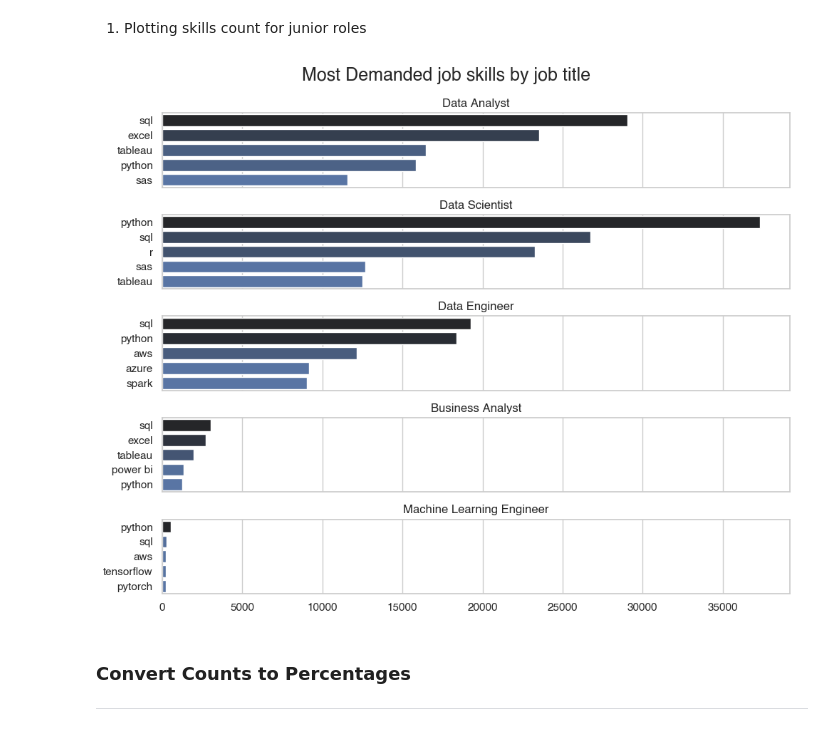
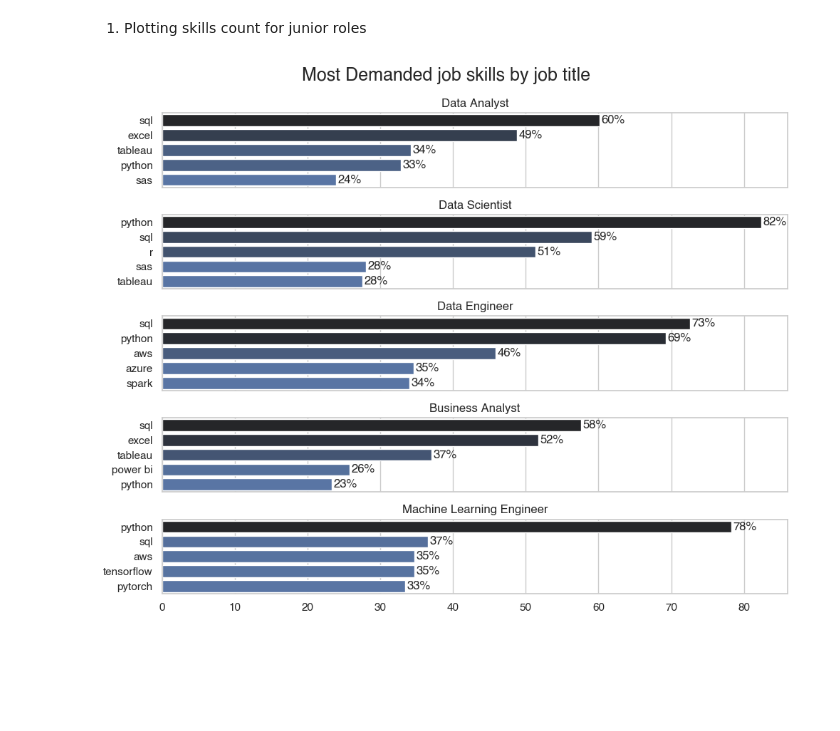
Before and after one commit to avinashchoudhary2004/Data-Professionals-Job-Market-Insights, a Jupyter notebook: 3_Job_Skills_Analysis.ipynb, the cells around one changed output. Drawn from its saved outputs; the diff is of its cells as text; code cells hidden in the pictures; blank space fills up the shorter version.

```diff
--- a/3_Job_Skills_Analysis.ipynb
+++ b/3_Job_Skills_Analysis.ipynb
@@ -47,6 +55,16 @@ df_exploded
 # %%
 # skills count
 df_skills_count = df_exploded.groupby(['job_title_short', 'job_skills'])['job_title_short'].count()
+df_skills_count = df_skills_count.reset_index(name='skills_count')
+
+# total skills count by job title
+total_job_posting = df[df.job_skills.notna()]['job_title_short'].value_counts().reset_index(name='total_skills_count')
+total_job_posting
+
+# plotting data
+df_skills_demand = pd.merge(df_skills_count, total_job_posting, how='left', on='job_title_short')
+df_skills_demand['% share'] = 100*(df_skills_demand.skills_count)/(df_skills_demand.total_skills_count)
+df_skills_demand
 
 # job titles
 job_titles = df['job_title_short'].value_counts().index
@@ -54,8 +72,13 @@ job_titles = df['job_title_short'].value_counts().index
 # top 5 skills for each job title
 top_skills = {}
 for title in job_titles:
-   top_5_skills = df_skills_count.loc[title].sort_values(ascending=False).head(5)
+   top_5_skills = (df_skills_demand[df_skills_demand.job_title_short == title]
+                   .sort_values(by='skills_count' ,ascending=False)
+                   [['job_skills', '% share']]
+                   .head(5)
+                   .set_index('job_skills', drop=True)
+   )
    top_skills[title] = top_5_skills
 
-top_skills['Business Analyst']
+top_skills
 # %% [output]
@@ -74,24 +107,27 @@ Name: job_title_short, dtype: int64
 # %%
 # finding junior roles
 junior_roles = [x for x in job_titles if 'Senior' not in x]
 
+# setting plot theme
+sns.set_theme(style="whitegrid", context='notebook', palette='deep', font='Helvetica')
+
 # plotting top 5 skills count for junior roles
-sns.set_theme(style="whitegrid", context='notebook', palette='deep', font='Helvetica')
 fig, ax = plt.subplots(len(junior_roles), 1, figsize=(10,8), sharex=True)
 
 for i, title in enumerate(junior_roles):
-   data_series = top_skills[title].reset_index(name='count')
+   data_series = top_skills[title]
 
-   sns.barplot(data=data_series, x='count', y='job_skills', ax=ax[i], hue='count', palette='dark:b_r')
+   sns.barplot(data=data_series, x='% share', y='job_skills', ax=ax[i], hue='% share', palette='dark:b_r')
    ax[i].set_ylabel('')
    ax[i].set_title(title)
    ax[i].legend().remove()
    ax[i].set_xlabel('')
+   ax[i].set_xlim(0, 86)
+
+   for ind, v in enumerate(data_series['% share']):
+      ax[i].text(v+0.25, ind, f'{round(v)}%', va='center')
 
 fig.suptitle('Most Demanded job skills by job title', fontsize=18, fontweight='bold')
 fig.tight_layout()
 # %% [output]
-[figure, old version]
+[figure, new version]
-# %% [markdown]
-### Convert Counts to Percentages
-<hr>
```
Also changed, not shown: parts of 7 cells of this notebook, 4 other files.
